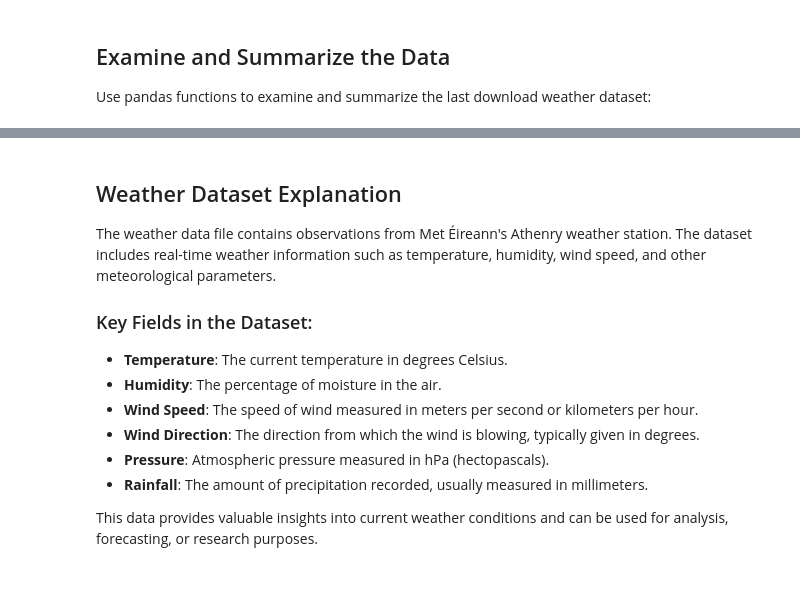
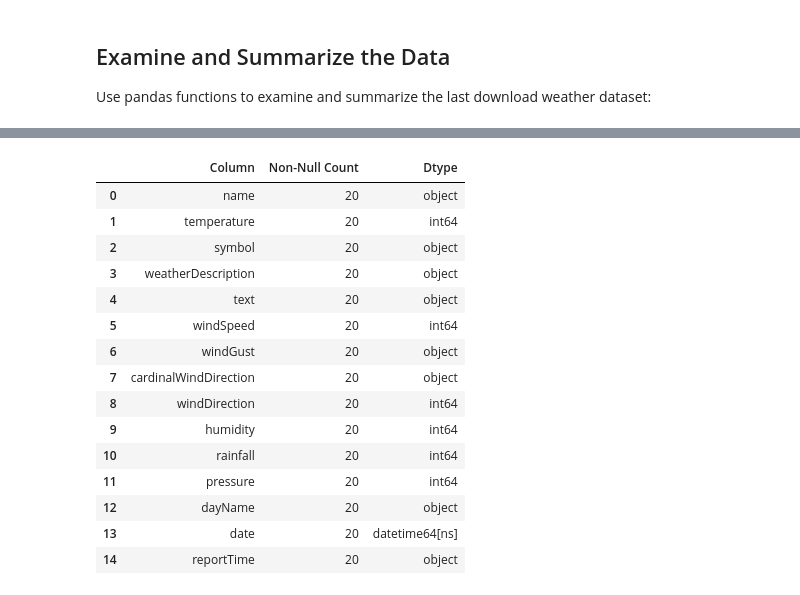
Before and after one commit to kronos164/computer-infrastructure, a Jupyter notebook: weather.ipynb, the cells around one changed output, grey strips where cells are left out. Saved outputs shown, nothing was run; the diff lists cells and outputs as text; code cells hidden in the pictures.

```diff
--- a/weather.ipynb
+++ b/weather.ipynb
@@ -196,14 +163,25 @@ memory usage: 1.4+ KB
-# %% [markdown]
-## Weather Dataset Explanation
-
-The weather data file contains observations from Met Éireann's Athenry weather station. The dataset includes real-time weather information such as temperature, humidity, wind speed, and other meteorological parameters.
-
-### Key Fields in the Dataset:
-- **Temperature**: The current temperature in degrees Celsius.
-- **Humidity**: The percentage of moisture in the air.
-- **Wind Speed**: The speed of wind measured in meters per second or kilometers per hour.
-- **Wind Direction**: The direction from which the wind is blowing, typically given in degrees.
-- **Pressure**: Atmospheric pressure measured in hPa (hectopascals).
-- **Rainfall**: The amount of precipitation recorded, usually measured in millimeters.
-
-This data provides valuable insights into current weather conditions and can be used for analysis, forecasting, or research purposes.
+# %%
+# Display the basic information about the dataset in a table format
+info_table = pd.DataFrame({
+    'Column': weather_data.columns,
+    'Non-Null Count': weather_data.count().values,
+    'Dtype': weather_data.dtypes.values
+})
+info_table
+# %% [output]
+|  | Column | Non-Null Count | Dtype |
+| 0 | name | 20 | object |
+| 1 | temperature | 20 | int64 |
+| 2 | symbol | 20 | object |
+| 3 | weatherDescription | 20 | object |
+| 4 | text | 20 | object |
+| 5 | windSpeed | 20 | int64 |
+| 6 | windGust | 20 | object |
+| 7 | cardinalWindDirection | 20 | object |
+| 8 | windDirection | 20 | int64 |
+| 9 | humidity | 20 | int64 |
+| 10 | rainfall | 20 | int64 |
+| 11 | pressure | 20 | int64 |
+| 12 | dayName | 20 | object |
+| 13 | date | 20 | datetime64[ns] |
+| 14 | reportTime | 20 | object |
```
Also changed, not shown: parts of 18 cells of this notebook.
